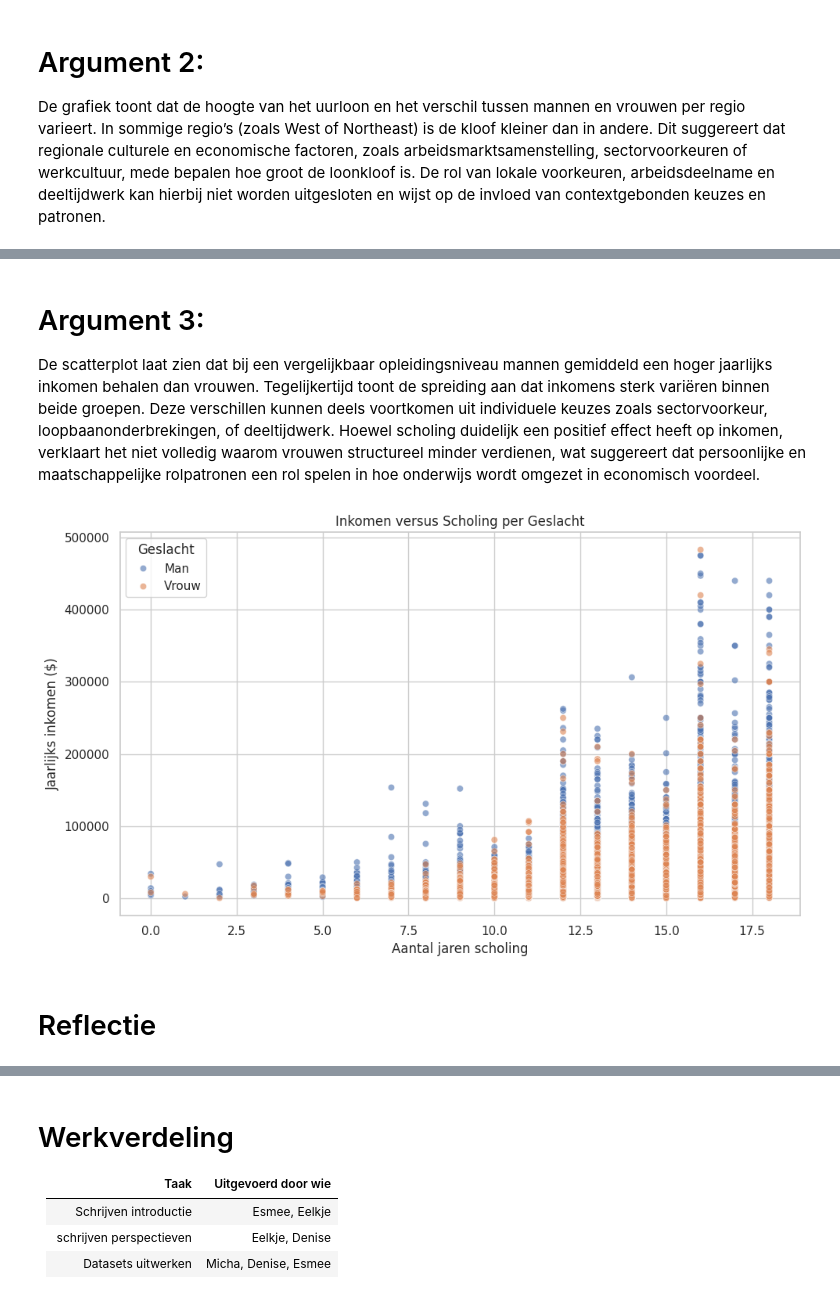
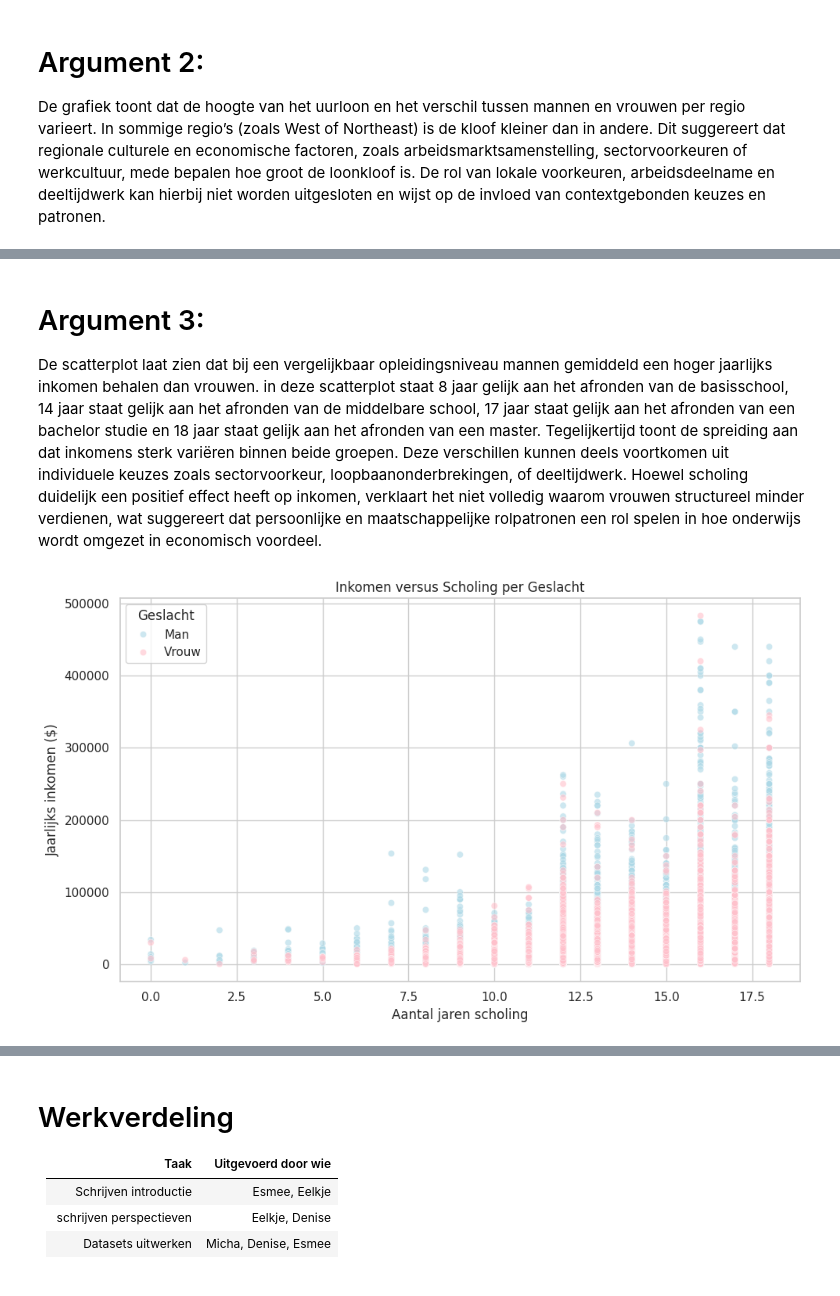
Before and after one commit to EelkjeTalsma/Information-Visualization, a Jupyter notebook: _build/html/_sources/docs/home.ipynb, the cells around one changed output, grey strips where cells are left out. Saved outputs shown, nothing was run; the diff lists cells and outputs as text; code cells hidden in the pictures.

```diff
--- a/_build/html/_sources/docs/home.ipynb
+++ b/_build/html/_sources/docs/home.ipynb
@@ -385,31 +460,26 @@ fig.show()
 [interactive output not drawn]
 # %% [markdown]
 # Argument 3:
-De scatterplot laat zien dat bij een vergelijkbaar opleidingsniveau mannen gemiddeld een hoger jaarlijks inkomen behalen dan vrouwen. Tegelijkertijd toont de spreiding aan dat inkomens sterk variëren binnen beide groepen. Deze verschillen kunnen deels voortkomen uit individuele keuzes zoals sectorvoorkeur, loopbaanonderbrekingen, of deeltijdwerk. Hoewel scholing duidelijk een positief effect heeft op inkomen, verklaart het niet volledig waarom vrouwen structureel minder verdienen, wat suggereert dat persoonlijke en maatschappelijke rolpatronen een rol spelen in hoe onderwijs wordt omgezet in economisch voordeel.
+De scatterplot laat zien dat bij een vergelijkbaar opleidingsniveau mannen gemiddeld een hoger jaarlijks inkomen behalen dan vrouwen. in deze scatterplot staat 8 jaar gelijk aan het afronden van de basisschool, 14 jaar staat gelijk aan het afronden van de middelbare school, 17 jaar staat gelijk aan het afronden van een bachelor studie en 18 jaar staat gelijk aan het afronden van een master. Tegelijkertijd toont de spreiding aan dat inkomens sterk variëren binnen beide groepen. Deze verschillen kunnen deels voortkomen uit individuele keuzes zoals sectorvoorkeur, loopbaanonderbrekingen, of deeltijdwerk. Hoewel scholing duidelijk een positief effect heeft op inkomen, verklaart het niet volledig waarom vrouwen structureel minder verdienen, wat suggereert dat persoonlijke en maatschappelijke rolpatronen een rol spelen in hoe onderwijs wordt omgezet in economisch voordeel.
 # %%
-# @title sectorvoorkeur
-
-# Dataset
 df = pd.read_csv("PanelStudyIncomeDynamics.csv", encoding="ISO-8859-1", on_bad_lines="skip")
 
-# Pre
 df = df[['sch', 'annlabinc', 'sex']].dropna()
 df = df[(df['annlabinc'] > 0) & (df['annlabinc'] < 500000)]
 df['sex'] = df['sex'].replace({'Male': 'Man', 'Female': 'Vrouw'})
 
 df['sex'] = df['sex'].map({1: 'Man', 2: 'Vrouw'})
 
-# Inkomen versus scholing per geslacht
+kleuren = {'Man': 'lightblue', 'Vrouw': 'pink'}
+
 sns.set(style="whitegrid")
 plt.figure(figsize=(10, 6))
-sns.scatterplot(data=df, x='sch', y='annlabinc', hue='sex', alpha=0.6)
+sns.scatterplot(data=df, x='sch', y='annlabinc', hue='sex', palette=kleuren, alpha=0.6)
 plt.title("Inkomen versus Scholing per Geslacht")
 plt.xlabel("Aantal jaren scholing")
 plt.ylabel("Jaarlijks inkomen ($)")
 plt.legend(title="Geslacht")
 plt.tight_layout()
 plt.show()
 # %% [output]
-[figure, old version]
+[figure, new version]
-# %% [markdown]
-# Reflectie
```
Also changed, not shown: parts of 6 cells of this notebook, 15 other files.
